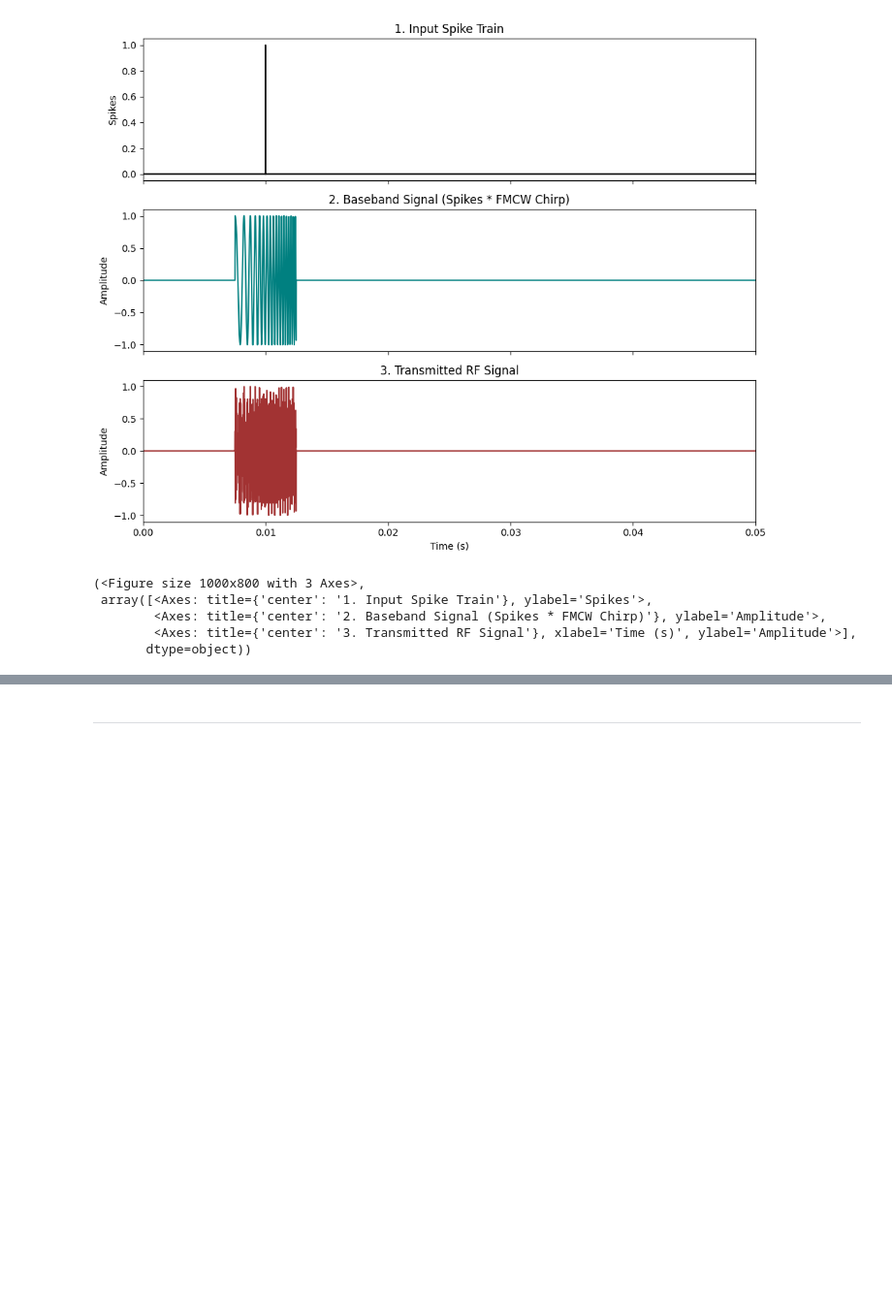
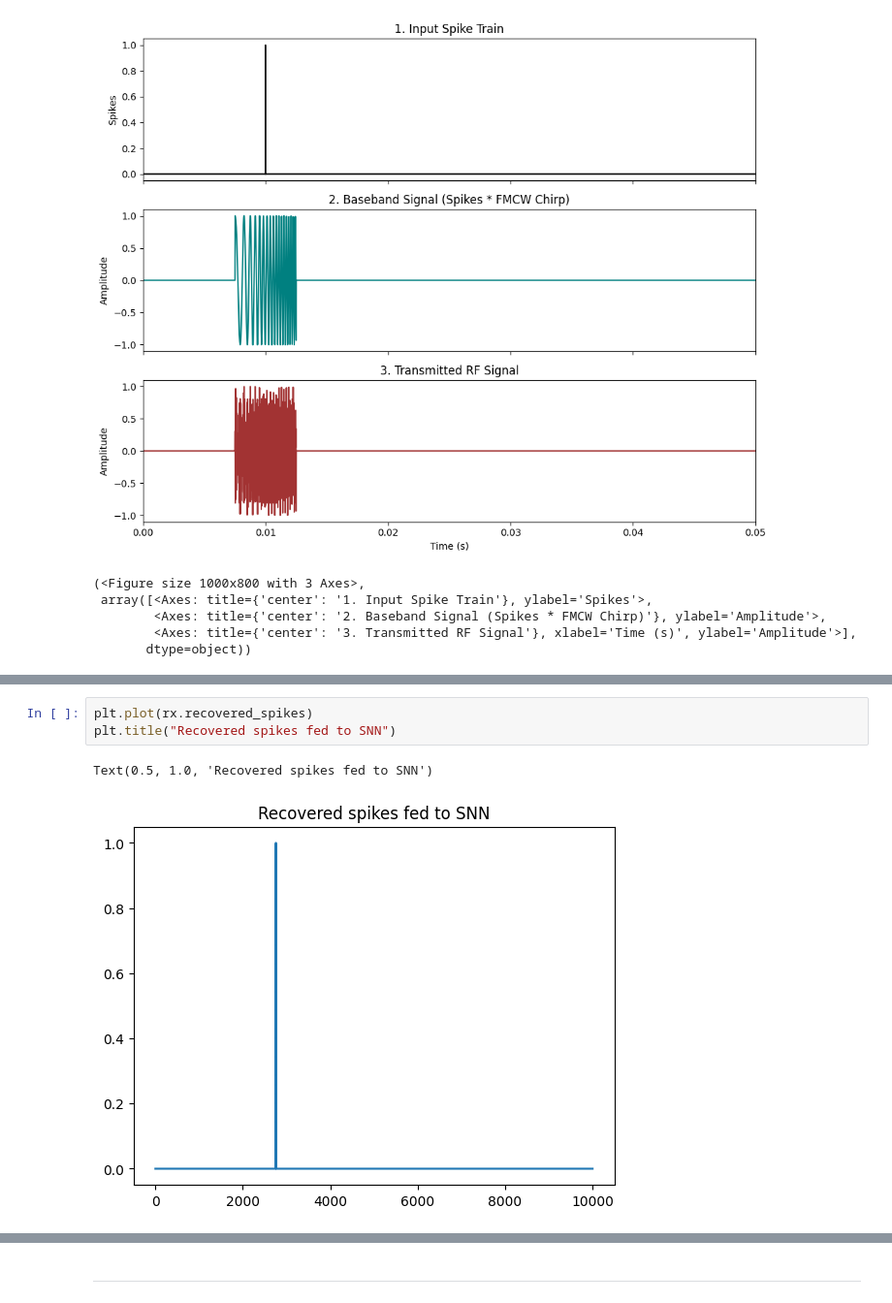
Before and after one commit to jackhenry02/Radar_SNN_2, a Jupyter notebook: notebooks/Delay_neuron_echo.ipynb, the cells around one changed output, grey strips where cells are left out. Shown at 97% size. Cells and saved outputs as stored; diff of their text form; blank space fills up the shorter version.

```diff
--- a/notebooks/Delay_neuron_echo.ipynb
+++ b/notebooks/Delay_neuron_echo.ipynb
@@ -79,6 +95,12 @@ receiver.plot(tx.time_s, tx.tx_signal, rx)
         <Axes: title={'center': '3. Matched Filter Output'}>,
         <Axes: title={'center': '4. Digitized Spikes'}, xlabel='Time (s)'>],
        dtype=object))
+# %%
+plt.plot(rx.recovered_spikes)
+plt.title("Recovered spikes fed to SNN")
+# %% [output]
+Text(0.5, 1.0, 'Recovered spikes fed to SNN')
+[figure, added]
 # %%
 # Processing unit
 
```
Also changed, not shown: parts of 7 cells of this notebook, 3 other files.
